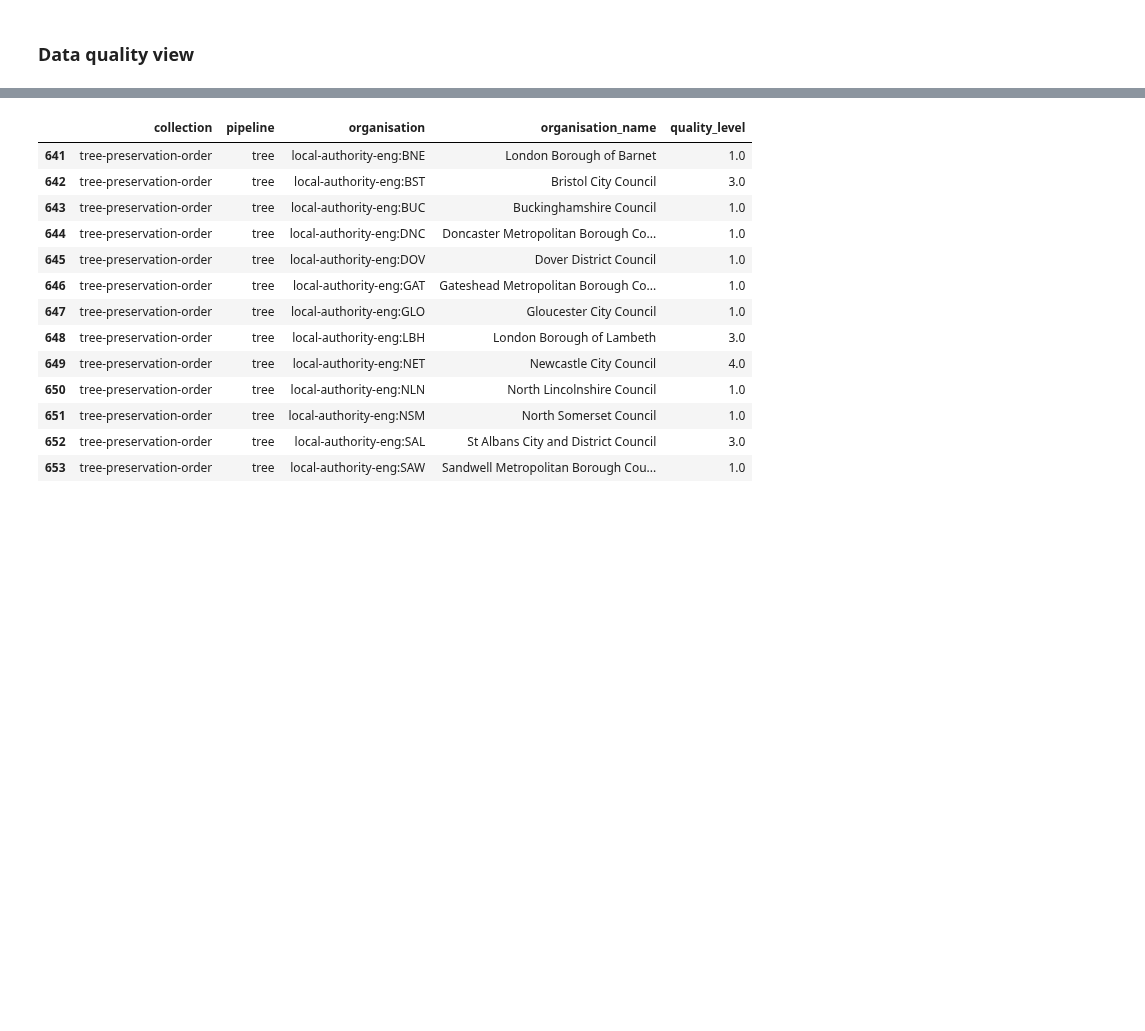
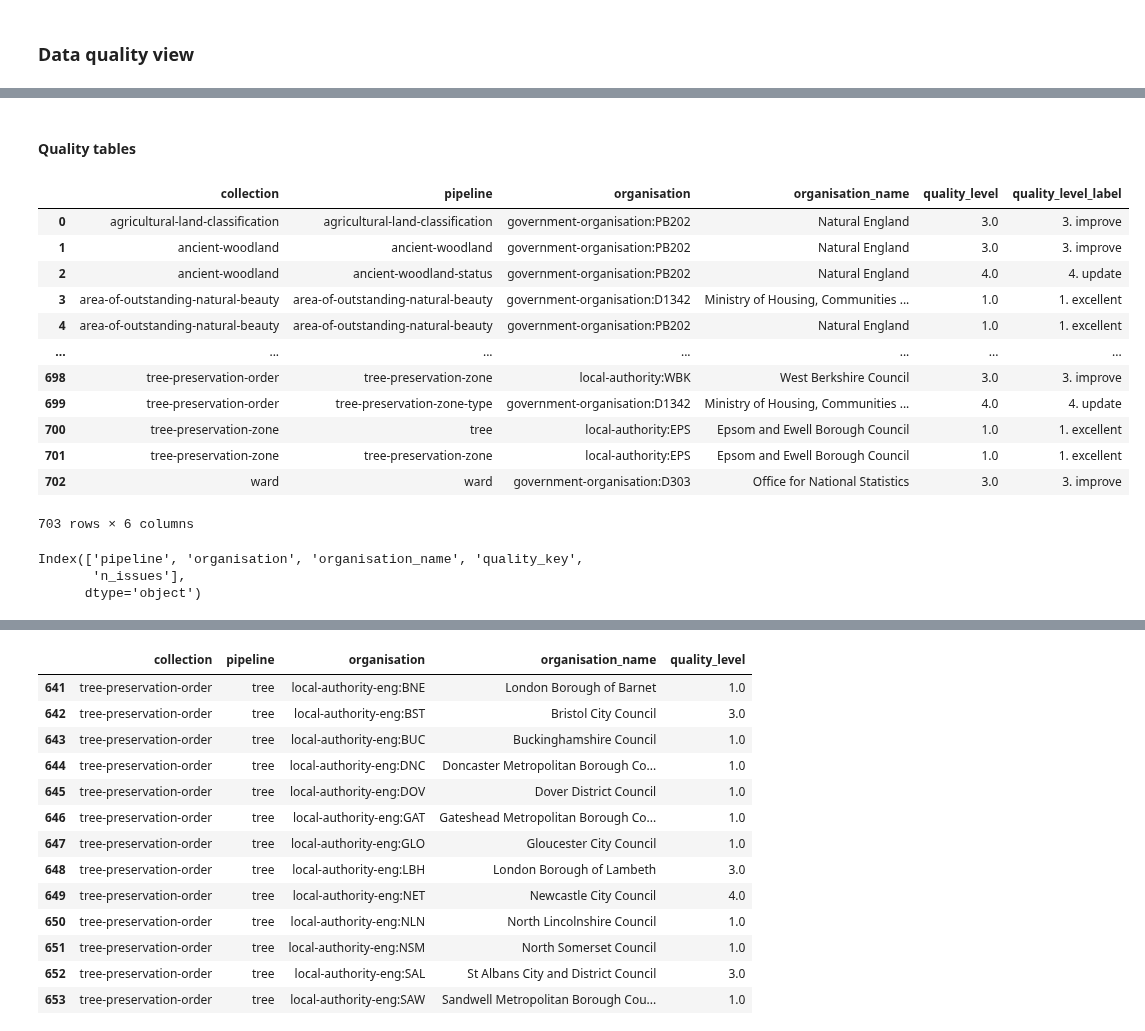
Before and after one commit to digital-land/jupyter-analysis, a Jupyter notebook: analysis/2024-06_issue_monitoring/issue_monitoring - provision scoring.ipynb, the cells around one changed output, grey strips where cells are left out. Cells and saved outputs as stored; diff of their text form; code cells hidden in the pictures; blank space fills up the shorter version.

```diff
--- a/analysis/2024-06_issue_monitoring/issue_monitoring - provision scoring.ipynb
+++ b/analysis/2024-06_issue_monitoring/issue_monitoring - provision scoring.ipynb
@@ -323,0 +329,30 @@ plt.show()
+# %% [markdown]
+#### Quality tables
+# %%
+qual_summary
+# %% [output]
+|  | collection | pipeline | organisation | organisation_name | quality_level | quality_level_label |
+| 0 | agricultural-land-classification | agricultural-land-classification | government-organisation:PB202 | Natural England | 3.0 | 3. improve |
+| 1 | ancient-woodland | ancient-woodland | government-organisation:PB202 | Natural England | 3.0 | 3. improve |
+| 2 | ancient-woodland | ancient-woodland-status | government-organisation:PB202 | Natural England | 4.0 | 4. update |
+| 3 | area-of-outstanding-natural-beauty | area-of-outstanding-natural-beauty | government-organisation:D1342 | Ministry of Housing, Communities ... | 1.0 | 1. excellent |
+| 4 | area-of-outstanding-natural-beauty | area-of-outstanding-natural-beauty | government-organisation:PB202 | Natural England | 1.0 | 1. excellent |
+| ... | ... | ... | ... | ... | ... | ... |
+| 698 | tree-preservation-order | tree-preservation-zone | local-authority:WBK | West Berkshire Council | 3.0 | 3. improve |
+| 699 | tree-preservation-order | tree-preservation-zone-type | government-organisation:D1342 | Ministry of Housing, Communities ... | 4.0 | 4. update |
+| 700 | tree-preservation-zone | tree | local-authority:EPS | Epsom and Ewell Borough Council | 1.0 | 1. excellent |
+| 701 | tree-preservation-zone | tree-preservation-zone | local-authority:EPS | Epsom and Ewell Borough Council | 1.0 | 1. excellent |
+| 702 | ward | ward | government-organisation:D303 | Office for National Statistics | 3.0 | 3. improve |
+703 rows × 6 columns
+# %%
+# count issues by the quality category key
+qual_key_count = ep_res_qual_all.groupby(
+        ["pipeline", "organisation", "organisation_name", "quality_key"],
+        as_index=False
+    ).agg(
+        n_issues = ("quality_level", "count")
+    )
+# %% [output]
+Index(['pipeline', 'organisation', 'organisation_name', 'quality_key',
+       'n_issues'],
+      dtype='object')
```
Also changed, not shown: parts of 14 cells of this notebook.
